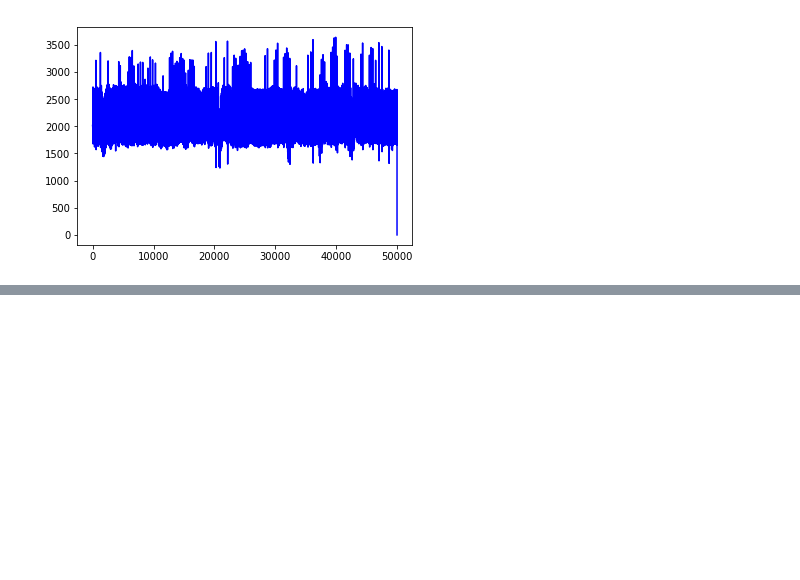
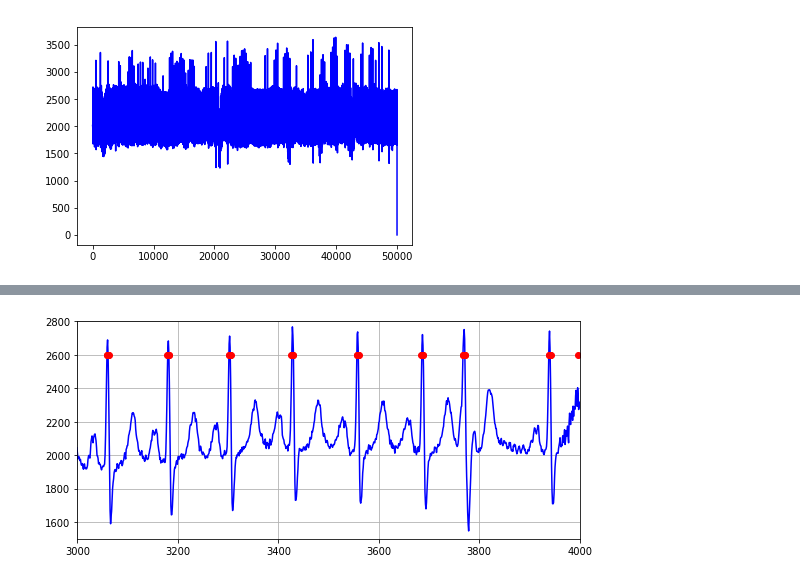
Before and after one commit to reyesaldasoro/Electrocardiogram_Jupyter, a Jupyter notebook: Visualization and analysis of an Electrocardiogram Signal.ipynb, the cells around one changed output, grey strips where cells are left out. Saved outputs shown, nothing was run; the diff lists cells and outputs as text; code cells hidden in the pictures; blank space fills up the shorter version.

```diff
--- a/Visualization and analysis of an Electrocardiogram Signal.ipynb
+++ b/Visualization and analysis of an Electrocardiogram Signal.ipynb
@@ -83,0 +129,5 @@ plt.plot(data_ECG, linestyle='-', color='b')
+# %%
+ax2.plot(2600*peaks_1, linestyle='', marker='o', color='r')
+fig
+# %% [output]
+[figure, added]
```
Also changed, not shown: parts of 38 cells of this notebook.
